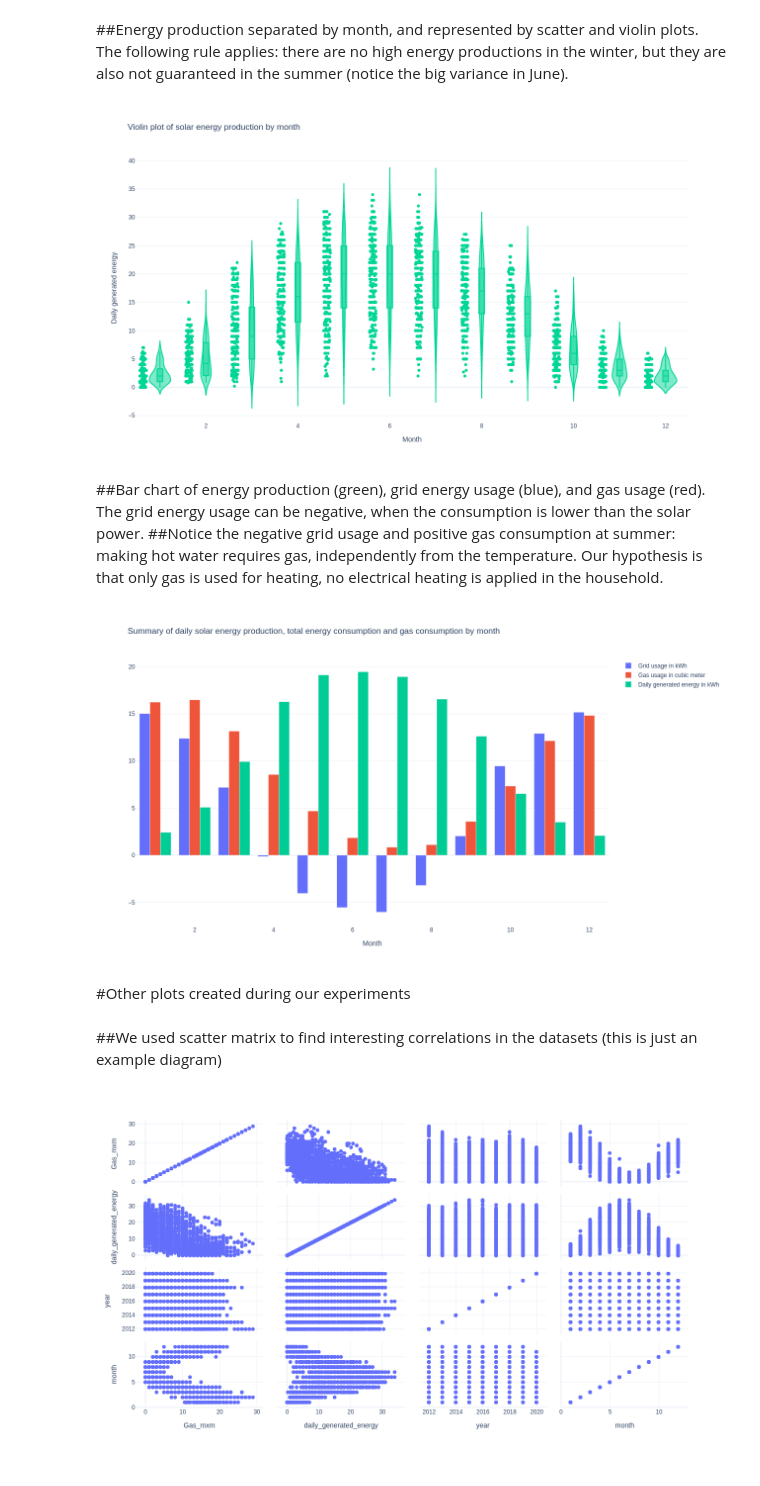
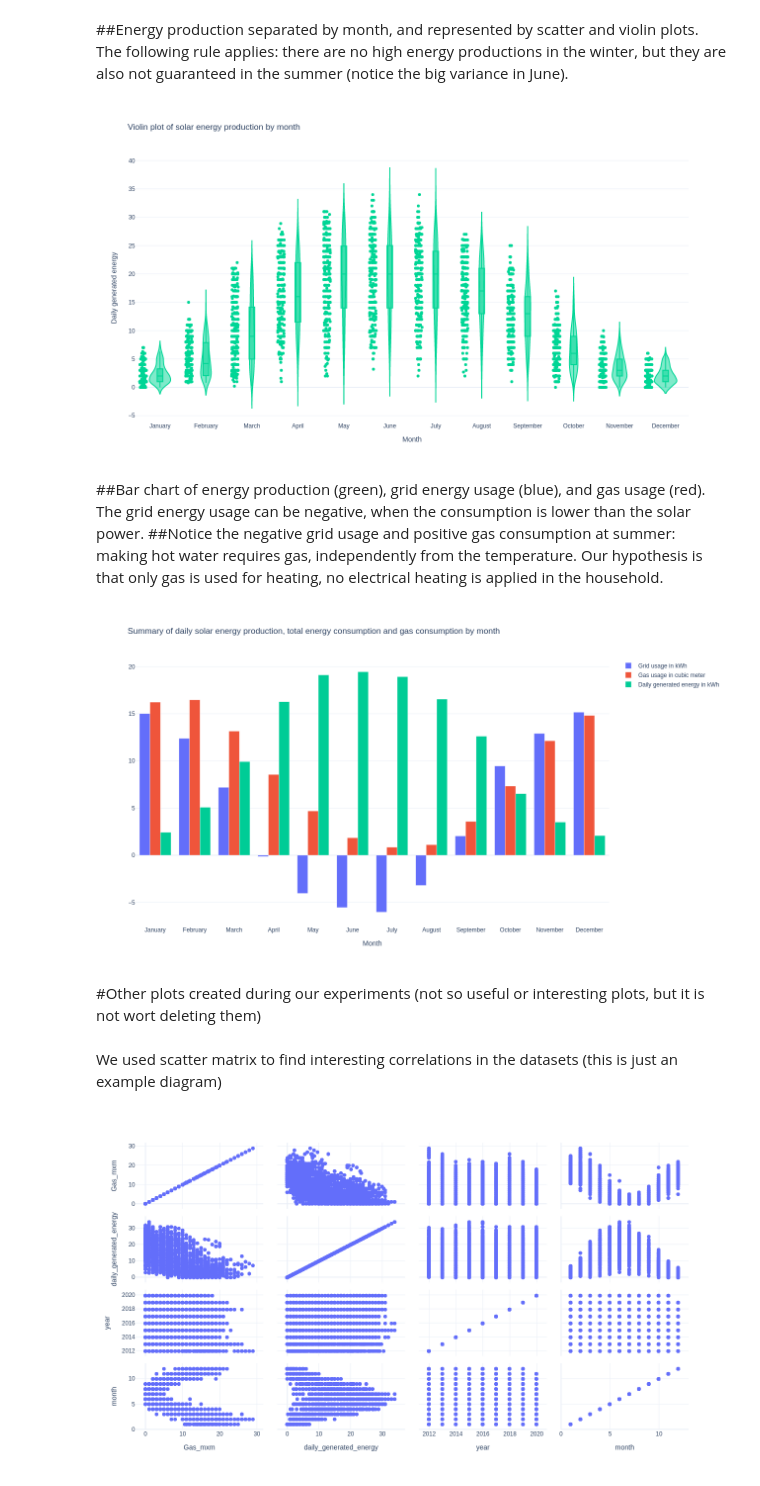
Before and after one commit to ffabi/VisualAnalysis, a Jupyter notebook: Mérési_solar_HF_AEP0TG_OZFKFP.ipynb, the cells around one changed output. Saved outputs shown, nothing was run; the diff lists cells and outputs as text; code cells hidden in the pictures.

```diff
--- a/Mérési_solar_HF_AEP0TG_OZFKFP.ipynb
+++ b/Mérési_solar_HF_AEP0TG_OZFKFP.ipynb
@@ -139,11 +101,14 @@ TODO: 2015-16 tél hideg volt? Ki kéne hozni
 # %% [markdown]
 # Load solar data and preprocess it
+# %%
+interactive = False # set to False for exporting, use True in Colab
+# also, it is recommended to close code cells by double-clicking on the white are right next to them (works only in colab)
 # %%
-#install latest plotly
+# install latest plotly
 !pip install plotly==4.13.0 -q
 !pip install -U kaleido -q
 
-#import libraries
+# import libraries
 import os
 import pandas as pd
 import numpy as np
@@ -158,10 +123,3 @@ warnings.filterwarnings("ignore", category=DeprecationWarning)
 from IPython.display import Image
 
 color='rgb(0,214,150)'
-interactive = True # set to false for exporting, use True in Colab
-
-# Download data
-os.environ['KAGGLE_USERNAME'] = "ffabian"
-os.environ['KAGGLE_KEY'] = "a06083fe469934fbd0ec143ea1681c92"
-!kaggle datasets download fvcoppen/solarpanelspower -q
-!unzip -q -u solarpanelspower.zip
@@ -170,16 +126,18 @@ pandas.util.testing is deprecated. Use the functions in the public API at pandas
 # %%
 # load data from csv file
-solar = pd.read_csv('PV_Elec_Gas3.csv', ',')
+solar = pd.read_csv("https://raw.githubusercontent.com/ffabi/VisualAnalysis/main/data/PV_Elec_Gas3.csv", ",")
 
 solar = solar.rename(columns = {"Unnamed: 0" : "date"})
 solar = solar.rename(columns = {"kWh electricity/day" : "grid_usage"})
 solar = solar.rename(columns = {"Gas/day" : "Gas_mxm"})
 
-# create separate year, month, day values
+# create separate year, month, month_name, day values
 solar["date"] = pd.DatetimeIndex(pd.to_datetime(solar["date"], format="%d/%m/%Y"))
 solar['year'] = pd.to_numeric(solar['date'].dt.strftime('%Y'))
 solar['month'] = pd.to_numeric(solar['date'].dt.strftime('%m'))
 solar['day'] = pd.to_numeric(solar['date'].dt.strftime('%d'))
+solar["month_name"] = solar["date"].apply(lambda x: x.month_name())
+
 
 # calculate daily generated energy
 solar = solar.set_index("date")
@@ -573,7 +537,7 @@ else:
 #@title
 title = "Violin plot of solar energy production by month"
 
-fig = px.violin(solar, x="month", y="daily_generated_energy",
+fig = px.violin(solar, x="month_name", y="daily_generated_energy",
                 template="plotly_white", title=title,
                 box=True, points="all")
 # fig = px.strip(solar, x="month", y="daily_generated_energy",
@@ -593,46 +557,50 @@ else:
                                height=720
                                )))
 # %% [output]
-[figure, old version]
+[figure, new version]
 # %% [markdown]
 ##Bar chart of energy production (green), grid energy usage (blue), and gas usage (red). The grid energy usage can be negative, when the consumption is lower than the solar power.
 ##Notice the negative grid usage and positive gas consumption at summer: making hot water requires gas, independently from the temperature. Our hypothesis is that only gas is used for heating, no electrical heating is applied in the household.
 # %%
 #@title
 title = "Summary of daily solar energy production, total energy consumption and gas consumption by month"
 
 fig = go.Figure()
 
+grouped_mean = solar.groupby("month_name", as_index=False).mean()
+grouped_mean = grouped_mean.sort_values(by="month")
+
 fig.add_bar(
-    x=solar.groupby("month", as_index=False).mean()["month"],
-    y=solar.groupby("month", as_index=False).mean()["grid_usage"],
+    x=grouped_mean["month_name"],
+    y=grouped_mean["grid_usage"],
     name="Grid usage in kWh")
 fig.add_bar(
-    x=solar.groupby("month", as_index=False).mean()["month"],
-    y=solar.groupby("month", as_index=False).mean()["Gas_mxm"],
+    x=grouped_mean["month_name"],
+    y=grouped_mean["Gas_mxm"],
     name="Gas usage in cubic meter")
 fig.add_bar(
-    x=solar.groupby("month", as_index=False).mean()["month"],
-    y=solar.groupby("month", as_index=False).mean()["daily_generated_energy"],
+    x=grouped_mean["month_name"],
+    y=grouped_mean["daily_generated_energy"],
     name="Daily generated energy in kWh")
 
 # fig.update_layout(barmode="relative")
 fig.update_layout(template="plotly_white", title=title)
 fig.update_xaxes(title_text="Month")
 title = title.replace(" ", "_")
 fig.write_html(title + ".html")
 if interactive:
     fig.show()
 else:
     display(Image(fig.to_image(format="png",
                                engine="kaleido",
                                width=1280,
                                height=720
                                )))
 # %% [output]
-[figure, old version]
+[figure, new version]
 # %% [markdown]
 #Other plots created during our experiments
+(not so useful or interesting plots, but it is not wort deleting them)
 # %% [markdown]
-##We used scatter matrix to find interesting correlations in the datasets (this is just an example diagram)
+We used scatter matrix to find interesting correlations in the datasets (this is just an example diagram)
 # %%
```
Also changed, not shown: parts of 12 cells of this notebook.
